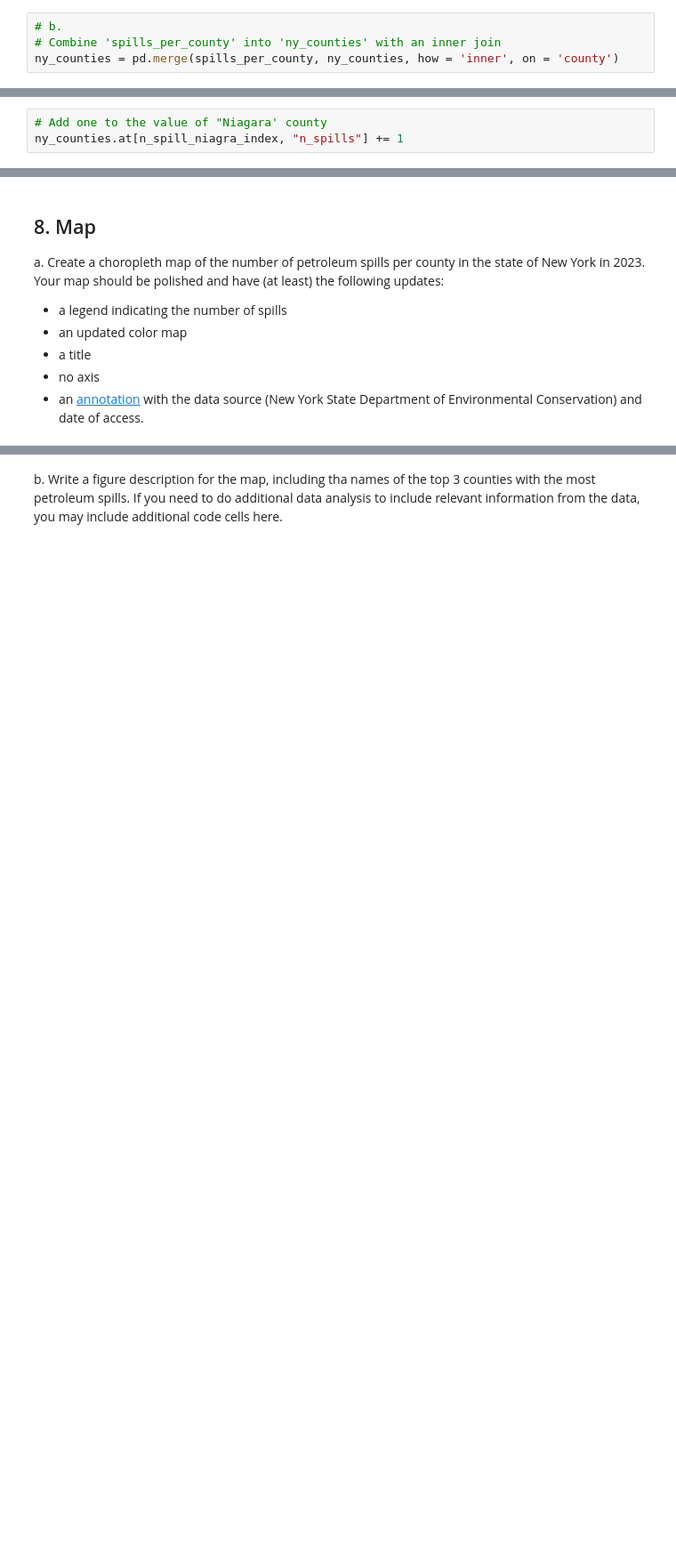
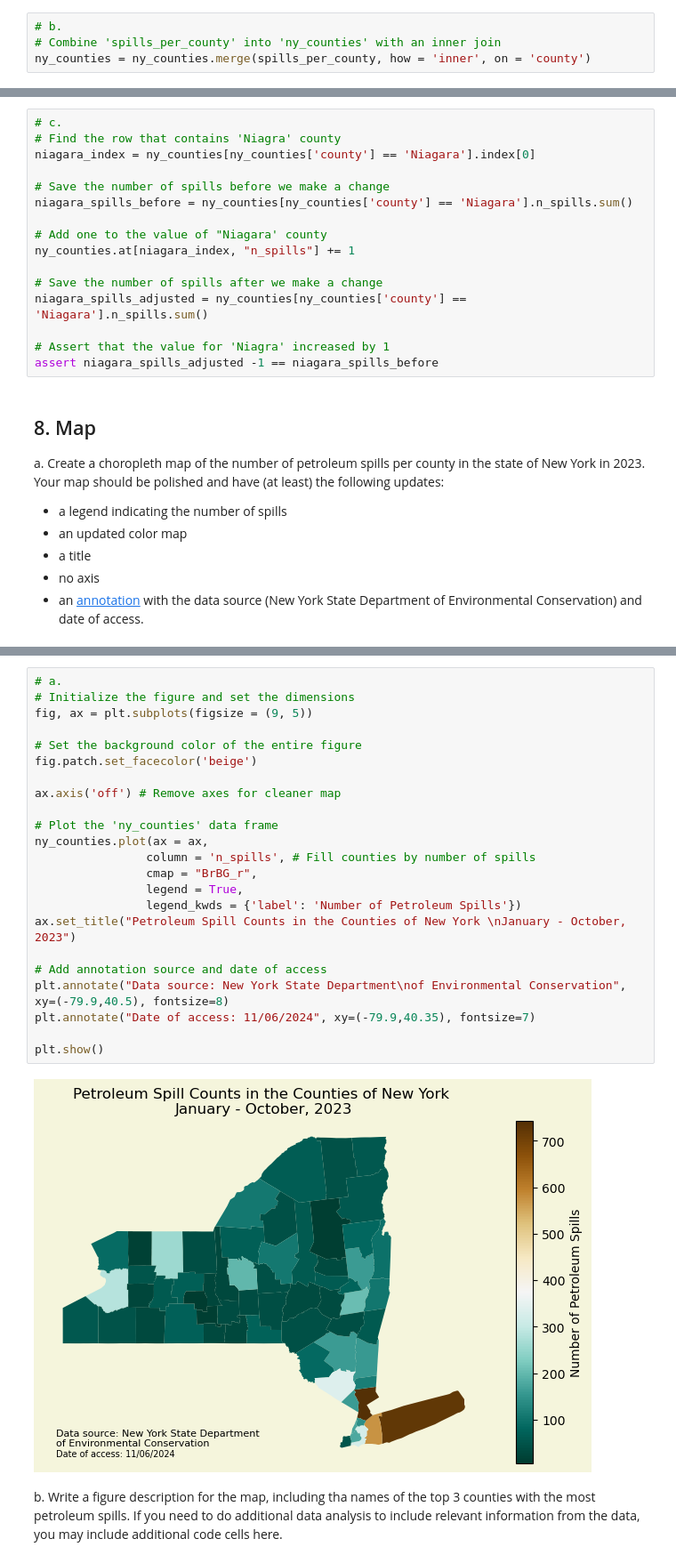
Before and after one commit to stephenccodes/eds220-hwk3, a Jupyter notebook: hwk3-task2-oil-spills.ipynb, the cells around one changed output, grey strips where cells are left out. Shown at 89% size. Saved outputs shown, nothing was run; the diff lists cells and outputs as text; blank space fills up the shorter version.

```diff
--- a/hwk3-task2-oil-spills.ipynb
+++ b/hwk3-task2-oil-spills.ipynb
@@ -618,7 +582,7 @@ ny_counties.head(3)
 # %%
 # b.
 # Combine 'spills_per_county' into 'ny_counties' with an inner join
-ny_counties = pd.merge(spills_per_county, ny_counties, how = 'inner', on = 'county')
+ny_counties = ny_counties.merge(spills_per_county, how = 'inner', on = 'county')
 # %% [markdown]
 
 From our previous exploration we know that Tuscarora Indian Reservation will not be in the join. Tuscarora Indian Reservation is located within Niagara county.
@@ -631,3 +590,0 @@ n_spill_niagra_index = ny_counties[ny_counties['county'] == 'Niagara'].index[0]
-# %%
-# Add one to the value of "Niagara' county
-ny_counties.at[n_spill_niagra_index, "n_spills"] += 1
@@ -637,3 +591,19 @@ ny_counties.at[n_spill_niagra_index, "n_spills"] += 1
+# %%
+# c.
+# Find the row that contains 'Niagra' county
+niagara_index = ny_counties[ny_counties['county'] == 'Niagara'].index[0]
+
+# Save the number of spills before we make a change
+niagara_spills_before = ny_counties[ny_counties['county'] == 'Niagara'].n_spills.sum()
+
+# Add one to the value of "Niagara' county
+ny_counties.at[niagara_index, "n_spills"] += 1
+
+# Save the number of spills after we make a change
+niagara_spills_adjusted = ny_counties[ny_counties['county'] == 'Niagara'].n_spills.sum()
+
+# Assert that the value for 'Niagra' increased by 1
+assert niagara_spills_adjusted -1 == niagara_spills_before
 # %% [markdown]
 <!-- BEGIN QUESTION -->
 
@@ -652,3 +618,28 @@ gdf.merge
+# %%
+# a.
+# Initialize the figure and set the dimensions
+fig, ax = plt.subplots(figsize = (9, 5))
+
+# Set the background color of the entire figure
+fig.patch.set_facecolor('beige')
+
+ax.axis('off') # Remove axes for cleaner map
+
+# Plot the 'ny_counties' data frame
+ny_counties.plot(ax = ax,
+                column = 'n_spills', # Fill counties by number of spills
+                cmap = "BrBG_r",
+                legend = True,
+                legend_kwds = {'label': 'Number of Petroleum Spills'})
+ax.set_title("Petroleum Spill Counts in the Counties of New York \nJanuary - October, 2023")
+
+# Add annotation source and date of access
+plt.annotate("Data source: New York State Department\nof Environmental Conservation", xy=(-79.9,40.5), fontsize=8)
+plt.annotate("Date of access: 11/06/2024", xy=(-79.9,40.35), fontsize=7)
+
+plt.show()
+# %% [output]
+[figure, added]
 # %% [markdown]
 <!-- END QUESTION -->
 
```
Also changed, not shown: parts of 19 cells of this notebook.
